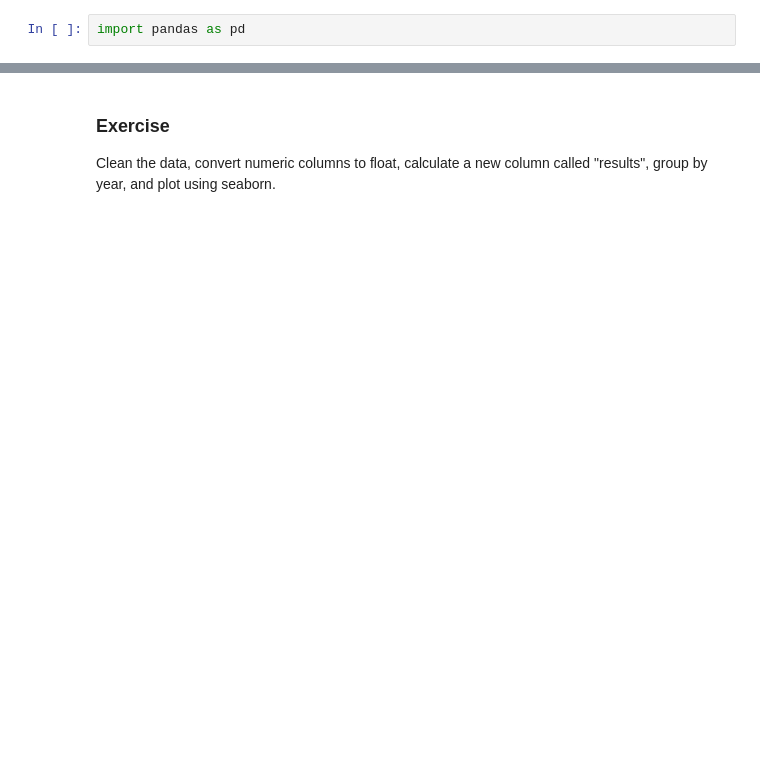
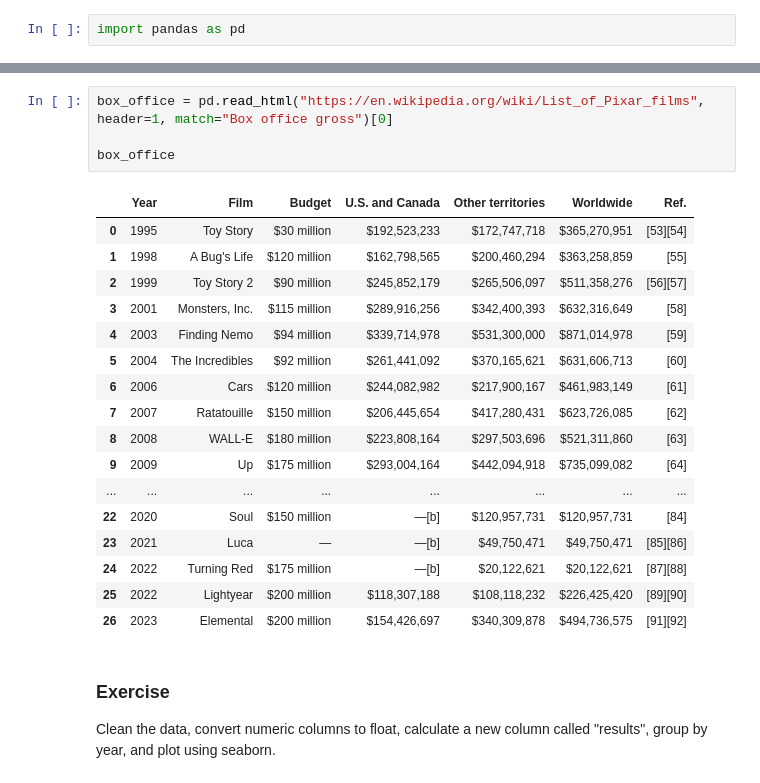
Before and after one commit to yomo001/databehandling-YOUNIS-MOUSSAVI, a Jupyter notebook: Code-Alongs/L012_Read_html.ipynb, the cells around one changed output, grey strips where cells are left out. Cells and saved outputs as stored; diff of their text form; blank space fills up the shorter version.

```diff
--- a/Code-Alongs/L012_Read_html.ipynb
+++ b/Code-Alongs/L012_Read_html.ipynb
@@ -58,3 +51,25 @@ box_office
+# %%
+box_office = pd.read_html("https://en.wikipedia.org/wiki/List_of_Pixar_films", header=1, match="Box office gross")[0]
+
+box_office
+# %% [output]
+|  | Year | Film | Budget | U.S. and Canada | Other territories | Worldwide | Ref. |
+| 0 | 1995 | Toy Story | $30 million | $192,523,233 | $172,747,718 | $365,270,951 | [53][54] |
+| 1 | 1998 | A Bug's Life | $120 million | $162,798,565 | $200,460,294 | $363,258,859 | [55] |
+| 2 | 1999 | Toy Story 2 | $90 million | $245,852,179 | $265,506,097 | $511,358,276 | [56][57] |
+| 3 | 2001 | Monsters, Inc. | $115 million | $289,916,256 | $342,400,393 | $632,316,649 | [58] |
+| 4 | 2003 | Finding Nemo | $94 million | $339,714,978 | $531,300,000 | $871,014,978 | [59] |
+| 5 | 2004 | The Incredibles | $92 million | $261,441,092 | $370,165,621 | $631,606,713 | [60] |
+| 6 | 2006 | Cars | $120 million | $244,082,982 | $217,900,167 | $461,983,149 | [61] |
+| 7 | 2007 | Ratatouille | $150 million | $206,445,654 | $417,280,431 | $623,726,085 | [62] |
+| 8 | 2008 | WALL-E | $180 million | $223,808,164 | $297,503,696 | $521,311,860 | [63] |
+| 9 | 2009 | Up | $175 million | $293,004,164 | $442,094,918 | $735,099,082 | [64] |
+| ... | ... | ... | ... | ... | ... | ... | ... |
+| 22 | 2020 | Soul | $150 million | —[b] | $120,957,731 | $120,957,731 | [84] |
+| 23 | 2021 | Luca | — | —[b] | $49,750,471 | $49,750,471 | [85][86] |
+| 24 | 2022 | Turning Red | $175 million | —[b] | $20,122,621 | $20,122,621 | [87][88] |
+| 25 | 2022 | Lightyear | $200 million | $118,307,188 | $108,118,232 | $226,425,420 | [89][90] |
+| 26 | 2023 | Elemental | $200 million | $154,426,697 | $340,309,878 | $494,736,575 | [91][92] |
 # %% [markdown]
 ### Exercise
 Clean the data, convert numeric columns to float, calculate a new column called "results", group by year, and plot using seaborn.
```
Also changed, not shown: parts of 3 cells of this notebook.
